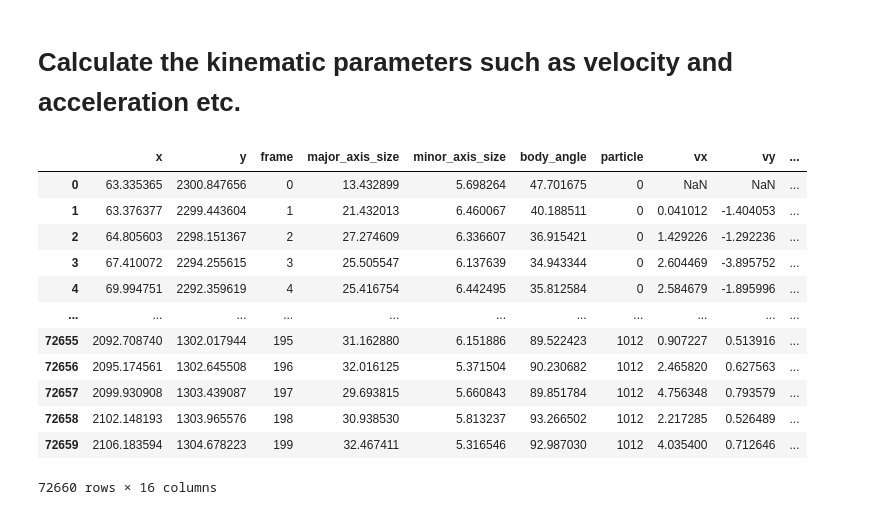
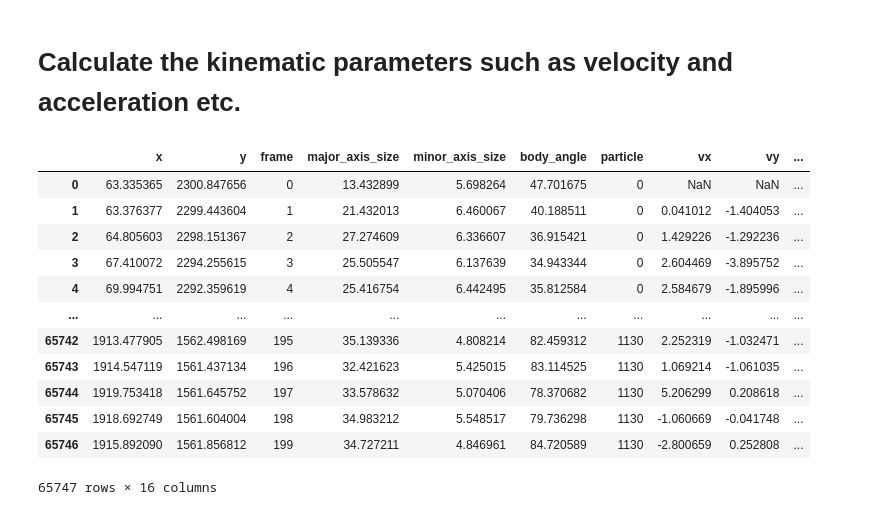
Before and after one commit to mrizaarseven98/bacteria_tracker, a Jupyter notebook: main.ipynb, the cells around one changed output. Saved outputs shown, nothing was run; the diff lists cells and outputs as text; code cells hidden in the pictures.

```diff
--- a/main.ipynb
+++ b/main.ipynb
@@ -256,5 +18,5 @@ TiffPage 0: TypeError: read_bytes() missing 3 required positional arguments: 'dt
 # %% [markdown]
 # Fit ellipses to the contours
 # %%
-fitted_ellipses=fit_ellipses(im, show_nth_frame=101, filter_max=(20,100))
+fitted_ellipses=tb.fit_ellipses(im, show_nth_frame=10, filter_max=(8,60))
 # %% [output]
@@ -264,11 +26,11 @@ fitted_ellipses=fit_ellipses(im, show_nth_frame=101, filter_max=(20,100))
 # Format the data and plot the distribution of alignment angles
 # %%
 #format the fitted ellipses into a dataframe for tracking
-ellipses_df=format_ellipses(fitted_ellipses)
+ellipses_df=tb.format_ellipses(fitted_ellipses)
 display(ellipses_df)
 
 #For PIV analysis, we transform ellipses into single points
-ellipse_to_particle(im, file_name, ellipses_df)
+tb.ellipse_to_particle(im, file_name, ellipses_df)
 
 
 plt.hist(ellipses_df["body_angle"], bins=59, histtype='bar', ec='white')
@@ -300,6 +62,6 @@ FAST: numba is available and enabled (fast subnets and feature-finding).
 # %% [markdown]
 # Track the bacteria
 # %%
-traj_tp = track_bacteria(ellipses_df, max_search_range=10, min_search_range=2)
+traj_tp = tb.track_bacteria(ellipses_df, max_search_range=10, min_search_range=2)
 display(traj_tp)
 # %% [output]
@@ -320,4 +82,4 @@ Frame 199: 424 trajectories present.
 # %%
-filtered=filter_trajectories(traj_tp,50)
+filtered=tb.filter_trajectories(traj_tp,50)
 # %% [output]
 |  | particle | count |
@@ -342,19 +104,19 @@ plot_traj_all(filtered, imdim1=tifdim1, imdim2=tifdim2, pix_size=0.1615)
 # %% [markdown]
 # Calculate the kinematic parameters such as velocity and acceleration etc.
 # %%
-particle_params=calculate_kinematic_parameters(filtered)
+particle_params=tb.calculate_kinematic_parameters(filtered)
 display(particle_params)
 # %% [output]
 |  | x | y | frame | major_axis_size | minor_axis_size | body_angle | particle | vx | vy | ... |
 | 0 | 63.335365 | 2300.847656 | 0 | 13.432899 | 5.698264 | 47.701675 | 0 | NaN | NaN | ... |
 | 1 | 63.376377 | 2299.443604 | 1 | 21.432013 | 6.460067 | 40.188511 | 0 | 0.041012 | -1.404053 | ... |
 | 2 | 64.805603 | 2298.151367 | 2 | 27.274609 | 6.336607 | 36.915421 | 0 | 1.429226 | -1.292236 | ... |
 | 3 | 67.410072 | 2294.255615 | 3 | 25.505547 | 6.137639 | 34.943344 | 0 | 2.604469 | -3.895752 | ... |
 | 4 | 69.994751 | 2292.359619 | 4 | 25.416754 | 6.442495 | 35.812584 | 0 | 2.584679 | -1.895996 | ... |
 | ... | ... | ... | ... | ... | ... | ... | ... | ... | ... | ... |
-| 72655 | 2092.708740 | 1302.017944 | 195 | 31.162880 | 6.151886 | 89.522423 | 1012 | 0.907227 | 0.513916 | ... |
-| 72656 | 2095.174561 | 1302.645508 | 196 | 32.016125 | 5.371504 | 90.230682 | 1012 | 2.465820 | 0.627563 | ... |
-| 72657 | 2099.930908 | 1303.439087 | 197 | 29.693815 | 5.660843 | 89.851784 | 1012 | 4.756348 | 0.793579 | ... |
-| 72658 | 2102.148193 | 1303.965576 | 198 | 30.938530 | 5.813237 | 93.266502 | 1012 | 2.217285 | 0.526489 | ... |
-| 72659 | 2106.183594 | 1304.678223 | 199 | 32.467411 | 5.316546 | 92.987030 | 1012 | 4.035400 | 0.712646 | ... |
+| 65742 | 1913.477905 | 1562.498169 | 195 | 35.139336 | 4.808214 | 82.459312 | 1130 | 2.252319 | -1.032471 | ... |
+| 65743 | 1914.547119 | 1561.437134 | 196 | 32.421623 | 5.425015 | 83.114525 | 1130 | 1.069214 | -1.061035 | ... |
+| 65744 | 1919.753418 | 1561.645752 | 197 | 33.578632 | 5.070406 | 78.370682 | 1130 | 5.206299 | 0.208618 | ... |
+| 65745 | 1918.692749 | 1561.604004 | 198 | 34.983212 | 5.548517 | 79.736298 | 1130 | -1.060669 | -0.041748 | ... |
+| 65746 | 1915.892090 | 1561.856812 | 199 | 34.727211 | 4.846961 | 84.720589 | 1130 | -2.800659 | 0.252808 | ... |
-72660 rows × 16 columns
+65747 rows × 16 columns
```
Also changed, not shown: parts of 9 cells of this notebook.
